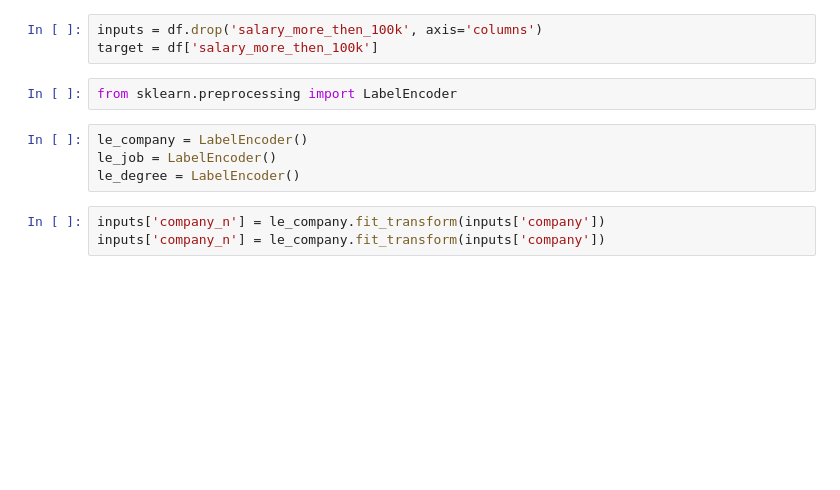
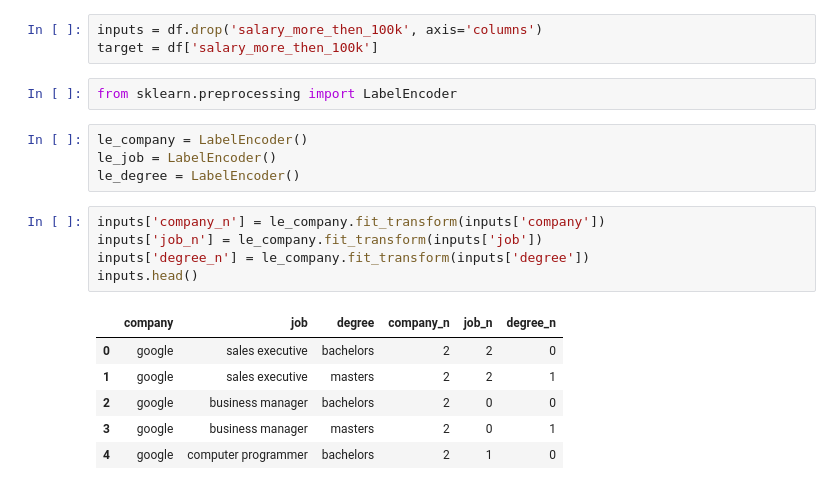
Before and after one commit to Eva02Daruma/Preparacion-prueba-2-IA, a Jupyter notebook: prepArbolDecision.ipynb, the cells around one changed output. Saved outputs shown, nothing was run; the diff lists cells and outputs as text; blank space fills up the shorter version.

```diff
--- a/prepArbolDecision.ipynb
+++ b/prepArbolDecision.ipynb
@@ -88,4 +90,13 @@ le_job = LabelEncoder()
 le_degree = LabelEncoder()
 # %%
 inputs['company_n'] = le_company.fit_transform(inputs['company'])
-inputs['company_n'] = le_company.fit_transform(inputs['company'])
+inputs['job_n'] = le_company.fit_transform(inputs['job'])
+inputs['degree_n'] = le_company.fit_transform(inputs['degree'])
+inputs.head()
+# %% [output]
+|  | company | job | degree | company_n | job_n | degree_n |
+| 0 | google | sales executive | bachelors | 2 | 2 | 0 |
+| 1 | google | sales executive | masters | 2 | 2 | 1 |
+| 2 | google | business manager | bachelors | 2 | 0 | 0 |
+| 3 | google | business manager | masters | 2 | 0 | 1 |
+| 4 | google | computer programmer | bachelors | 2 | 1 | 0 |
```
Also changed, not shown: parts of 8 cells of this notebook, 1 other file.
